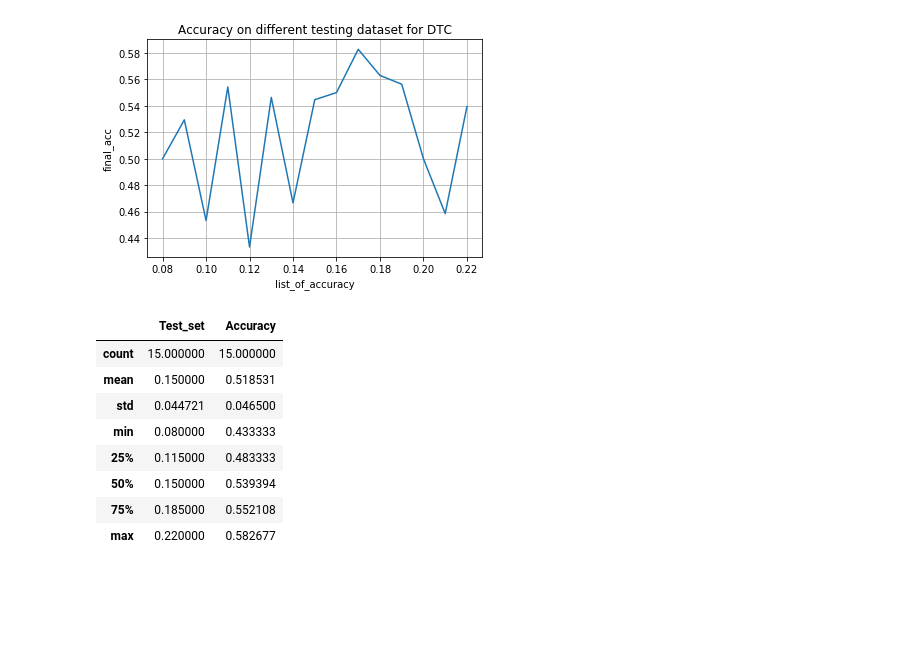
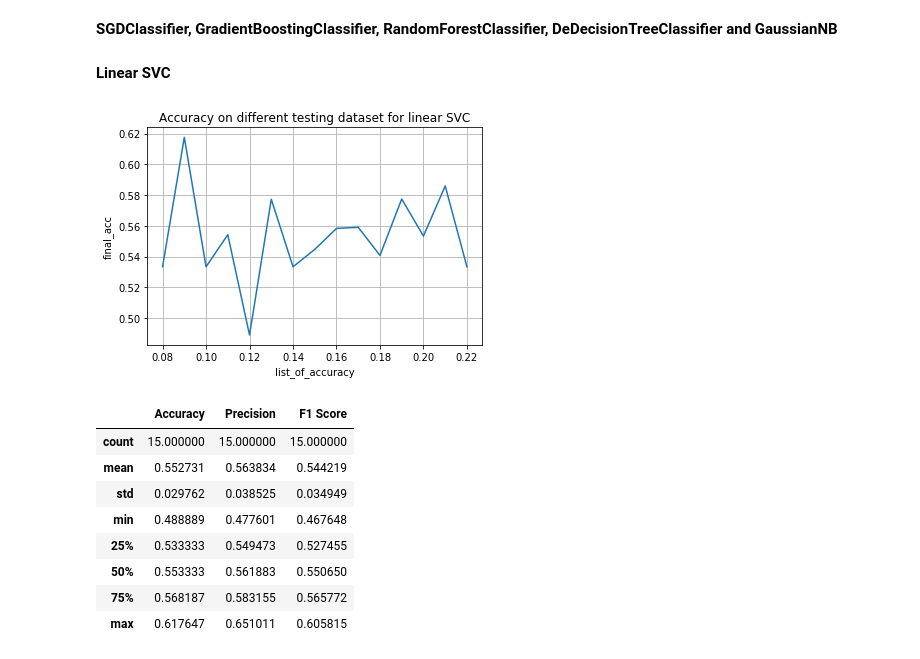
Before and after one commit to abhijeetthakkur/Machine-Learning-and-International-Rural-Water-Supply, a Jupyter notebook: Final_inception_v3.ipynb, the cells around one changed output. Cells and saved outputs as stored; diff of their text form; code cells hidden in the pictures; blank space fills up the shorter version.

```diff
--- a/Final_inception_v3.ipynb
+++ b/Final_inception_v3.ipynb
@@ -583,22 +64,2 @@ svd_table_gnb.describe()
-# %%
-plot(list_of_accuracy,svd_set_of_accuracy_dtc)
-xlabel('list_of_accuracy')
-ylabel('final_acc')
-title('Accuracy on different testing dataset for DTC')
-grid(True)
-show()
-svd_df_dtc = {'Test_set': list_of_accuracy, 'Accuracy': svd_set_of_accuracy_dtc}
-svd_table_dtc = pd.DataFrame(data=svd_df_dtc)
-svd_table_dtc
-svd_table_dtc.describe()
-# %% [output]
-[figure, removed]
-|  | Test_set | Accuracy |
-| count | 15.000000 | 15.000000 |
-| mean | 0.150000 | 0.518531 |
-| std | 0.044721 | 0.046500 |
-| min | 0.080000 | 0.433333 |
-| 25% | 0.115000 | 0.483333 |
-| 50% | 0.150000 | 0.539394 |
-| 75% | 0.185000 | 0.552108 |
-| max | 0.220000 | 0.582677 |
+# %% [markdown]
+**SGDClassifier, GradientBoostingClassifier, RandomForestClassifier, DeDecisionTreeClassifier and GaussianNB**
@@ -604,0 +155,23 @@ svd_table_dtc.describe()
+# %% [markdown]
+**Linear SVC**
+# %%
+plot(list_of_accuracy,set_of_accuracy)
+xlabel('list_of_accuracy')
+ylabel('final_acc')
+title('Accuracy on different testing dataset for linear SVC')
+grid(True)
+show()
+df = {'Accuracy': set_of_accuracy, 'Precision':set_of_precision, 'F1 Score':set_of_f1}
+table_SVC = pd.DataFrame(data=df)
+table_SVC.describe()
+# %% [output]
+[figure, added]
+|  | Accuracy | Precision | F1 Score |
+| count | 15.000000 | 15.000000 | 15.000000 |
+| mean | 0.552731 | 0.563834 | 0.544219 |
+| std | 0.029762 | 0.038525 | 0.034949 |
+| min | 0.488889 | 0.477601 | 0.467648 |
+| 25% | 0.533333 | 0.549473 | 0.527455 |
+| 50% | 0.553333 | 0.561883 | 0.550650 |
+| 75% | 0.568187 | 0.583155 | 0.565772 |
+| max | 0.617647 | 0.651011 | 0.605815 |
```
Also changed, not shown: parts of 90 cells of this notebook, 3 other files.
